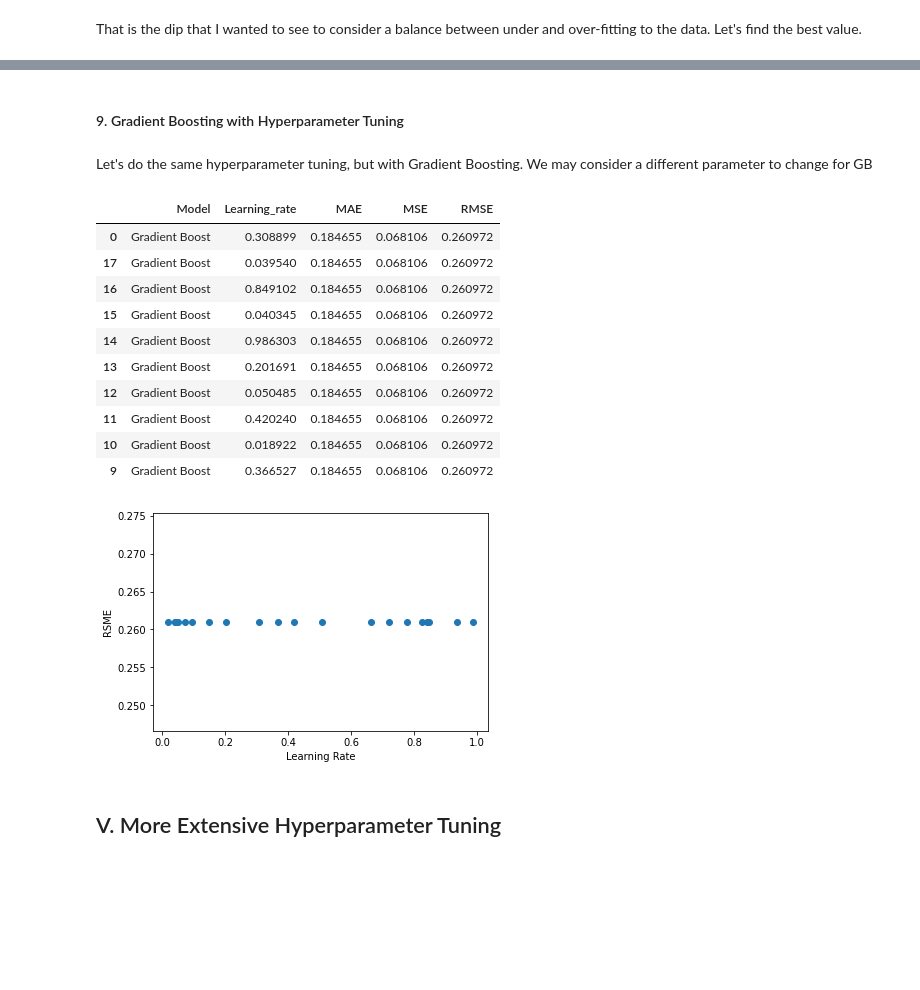
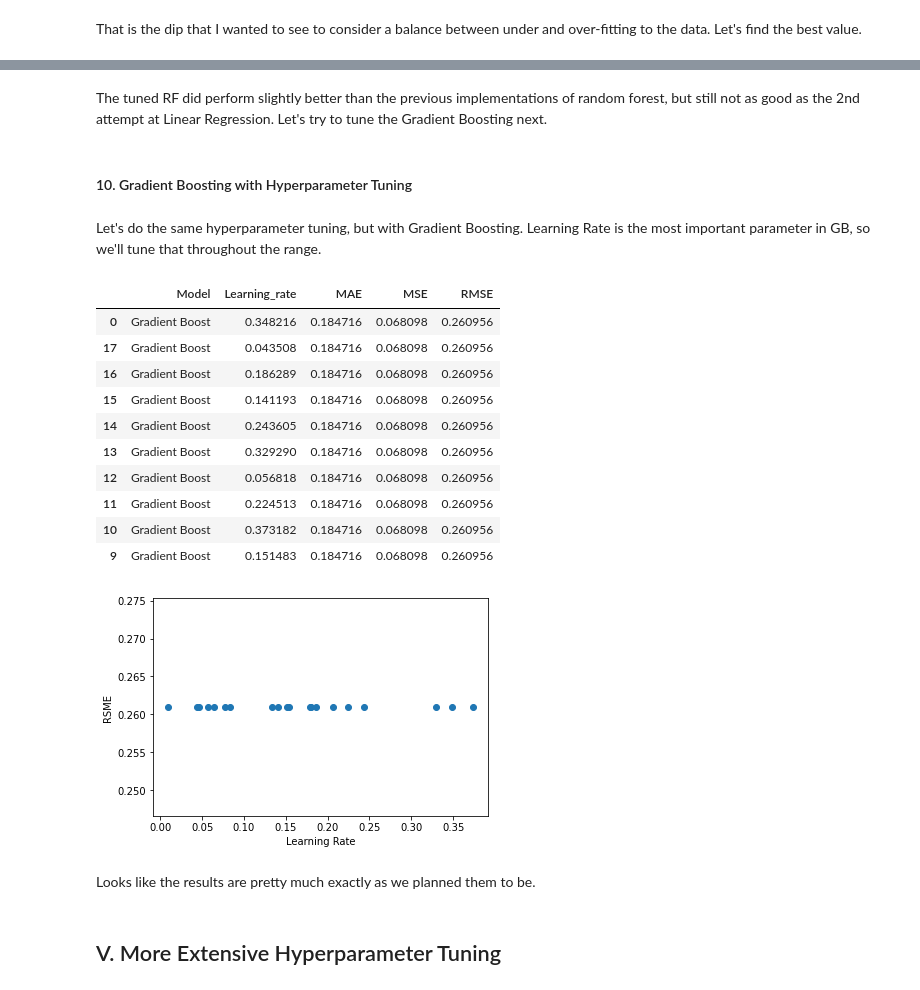
Before and after one commit to shahinrostami/Shopify-CLV, a Jupyter notebook: Cap2_PreProcessing_Modeling.ipynb, the cells around one changed output, grey strips where cells are left out. Cells and saved outputs as stored; diff of their text form; code cells hidden in the pictures; blank space fills up the shorter version.

```diff
--- a/Cap2_PreProcessing_Modeling.ipynb
+++ b/Cap2_PreProcessing_Modeling.ipynb
@@ -19,7 +20,7 @@ import pickle
 os.chdir("C:\Springboard\Github\Capstone2_cust\Intermediate_Data")
 # %%
 # load picked version of X
-X = pickle.load(open("X1.pkl", "rb"))
+X = pickle.load(open("X2.pkl", "rb"))
 # look at the first 10 rows of this file
 X.head(10)
 # %% [output]
@@ -229,7 +229,7 @@ X
 That looks good. Let's load Y.
 # %%
 # load picked version of X
-y = pickle.load(open("Y1.pkl", "rb"))
+y = pickle.load(open("Y2.pkl", "rb"))
 # look at the first 10 rows of this file
 y.head(10)
 # %% [output]
@@ -641,0 +645,14 @@ These look like great models (except for the first Linear Regression). Let's see
+# %%
+# initiate the XGB Regressor
+xg_reg = xgb.XGBRegressor(objective ='reg:squarederror', colsample_bytree = 0.3, learning_rate = 0.1,
+                max_depth = 5, alpha = 10, n_estimators = 10)
+# fit the model
+xg_reg.fit(X1_train,y_train)
+# predict on the model
+y_pred1_xgb = xg_reg.predict(X1_test)
+# get scores of the model
+m8_MAE = mean_absolute_error(y_test, y_pred1_xgb)
+m8_MSE = mean_squared_error(y_test, y_pred1_xgb)
+m8_RMSE = m8_MSE**0.5
+perform = perform.append({'Model':'X Gradient Boost', 'MAE':m8_MAE, 'MSE':m8_MSE, 'RMSE':m8_RMSE}, ignore_index=True)
+perform
@@ -714,8 +744,8 @@ for n in node_size:
     # root mean squared error
     RMSE1 = MSE1**0.5
     # add to performance DF
-    perform_h = perform_h.append({'Model':'Random Forest', 'Node_size':n, 'MAE':MAE1, 'MSE': MSE1, 'RMSE':RMSE1}, ignore_index=True)
+    perform_h = perform_h.append({'Model':'Random Forest Tune 1', 'Node_size':n, 'MAE':MAE1, 'MSE': MSE1, 'RMSE':RMSE1}, ignore_index=True)
 
-perform_h
+perform_h.sort_values('RMSE', ascending=True)
 # %% [output]
 |  | Model | Node_size | MAE | MSE | RMSE |
@@ -764,42 +810,44 @@ It looks like 26 is the best minimum node size for Random Forest Regression with
+# %% [markdown]
+The tuned RF did perform slightly better than the previous implementations of random forest, but still not as good as the 2nd attempt at Linear Regression. Let's try to tune the Gradient Boosting next.
 # %% [markdown]
-#### 9. Gradient Boosting with Hyperparameter Tuning
+#### 10. Gradient Boosting with Hyperparameter Tuning
 # %% [markdown]
-Let's do the same hyperparameter tuning, but with Gradient Boosting. We may consider a different parameter to change for GB
+Let's do the same hyperparameter tuning, but with Gradient Boosting. Learning Rate is the most important parameter in GB, so we'll tune that throughout the range.
 # %%
 # much smaller minimum node size
-learn_rt = [random.random() for x in range(20)]
+learn_rt = [random.random()*0.4 for x in range(20)]
 
 # we'll add on to the existing DF so we get a better look at the full curve
 perform_gb = pd.DataFrame(columns=['Model', 'Learning_rate', 'MAE', 'MSE', 'RMSE'])
 
 # loops through the number of leaves
 for r in learn_rt:
     reg_gb = GradientBoostingRegressor(learning_rate=r, random_state=0)
     model_gb = reg_gb.fit(X1_train,y_train)
     # use regressor to predict on test data
     y_pred_gb = regr.predict(X1_test)
     # Mean Absolute Error
     MAE1 = mean_absolute_error(y_test, y_pred_gb)
     # Mean Squared Error
     MSE1 = mean_squared_error(y_test, y_pred_gb)
     # root mean squared error
     RMSE1 = MSE1**0.5
     # add to performance DF
     perform_gb = perform_gb.append({'Model':'Gradient Boost', 'Learning_rate':r, 'MAE':MAE1, 'MSE': MSE1, 'RMSE':RMSE1}, ignore_index=True)
 
 perform_gb.sort_values('RMSE', ascending=True).head(10)
 # %% [output]
 |  | Model | Learning_rate | MAE | MSE | RMSE |
-| 0 | Gradient Boost | 0.308899 | 0.184655 | 0.068106 | 0.260972 |
-| 17 | Gradient Boost | 0.039540 | 0.184655 | 0.068106 | 0.260972 |
-| 16 | Gradient Boost | 0.849102 | 0.184655 | 0.068106 | 0.260972 |
-| 15 | Gradient Boost | 0.040345 | 0.184655 | 0.068106 | 0.260972 |
-| 14 | Gradient Boost | 0.986303 | 0.184655 | 0.068106 | 0.260972 |
-| 13 | Gradient Boost | 0.201691 | 0.184655 | 0.068106 | 0.260972 |
-| 12 | Gradient Boost | 0.050485 | 0.184655 | 0.068106 | 0.260972 |
-| 11 | Gradient Boost | 0.420240 | 0.184655 | 0.068106 | 0.260972 |
-| 10 | Gradient Boost | 0.018922 | 0.184655 | 0.068106 | 0.260972 |
-| 9 | Gradient Boost | 0.366527 | 0.184655 | 0.068106 | 0.260972 |
+| 0 | Gradient Boost | 0.348216 | 0.184716 | 0.068098 | 0.260956 |
+| 17 | Gradient Boost | 0.043508 | 0.184716 | 0.068098 | 0.260956 |
+| 16 | Gradient Boost | 0.186289 | 0.184716 | 0.068098 | 0.260956 |
+| 15 | Gradient Boost | 0.141193 | 0.184716 | 0.068098 | 0.260956 |
+| 14 | Gradient Boost | 0.243605 | 0.184716 | 0.068098 | 0.260956 |
+| 13 | Gradient Boost | 0.329290 | 0.184716 | 0.068098 | 0.260956 |
+| 12 | Gradient Boost | 0.056818 | 0.184716 | 0.068098 | 0.260956 |
+| 11 | Gradient Boost | 0.224513 | 0.184716 | 0.068098 | 0.260956 |
+| 10 | Gradient Boost | 0.373182 | 0.184716 | 0.068098 | 0.260956 |
+| 9 | Gradient Boost | 0.151483 | 0.184716 | 0.068098 | 0.260956 |
 # %%
 # plot the minimum node size versus the RSME
 plt.scatter(perform_gb['Learning_rate'], perform_gb['RMSE'])
@@ -807,7 +855,9 @@ plt.xlabel('Learning Rate')
 plt.ylabel('RSME')
 plt.show()
 # %% [output]
-[figure, old version]
+[figure, new version]
+# %% [markdown]
+Looks like the results are pretty much exactly as we planned them to be.
 # %% [markdown]
 ## V. More Extensive Hyperparameter Tuning
 # %% [markdown]
```
Also changed, not shown: parts of 49 cells of this notebook.
